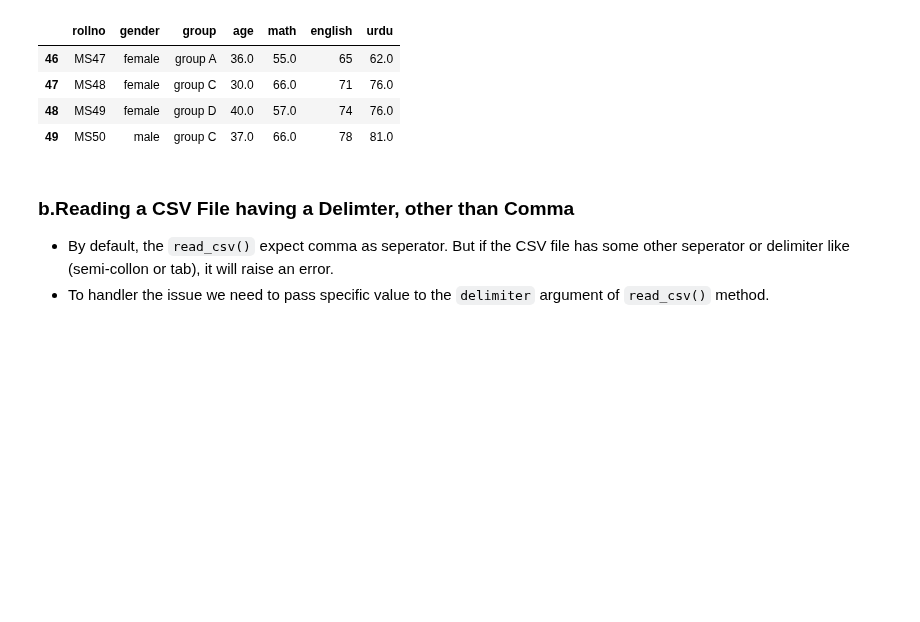
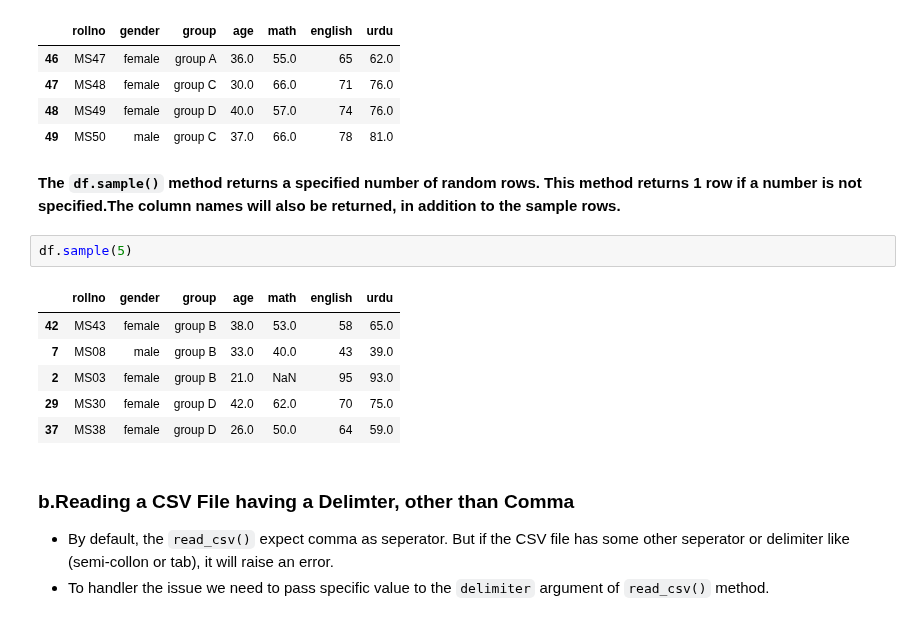
Before and after one commit to tayyabsarfraz/Introduction-to-Data-Analyst-and-Data-Science, a Jupyter notebook: Module no 02- Python for Data Scientists/02 - Pandas for Data Scientists/Lec-2.13(Pandas-04-IO-with-CSV-EXCEL-and-JSON-Files).ipynb, the cells around one changed output. Saved outputs shown, nothing was run; the diff lists cells and outputs as text; blank space fills up the shorter version.

```diff
--- a/Module no 02- Python for Data Scientists/02 - Pandas for Data Scientists/Lec-2.13(Pandas-04-IO-with-CSV-EXCEL-and-JSON-Files).ipynb
+++ b/Module no 02- Python for Data Scientists/02 - Pandas for Data Scientists/Lec-2.13(Pandas-04-IO-with-CSV-EXCEL-and-JSON-Files).ipynb
@@ -159,6 +159,17 @@ df.tail(-46)
 | 47 | MS48 | female | group C | 30.0 | 66.0 | 71 | 76.0 |
 | 48 | MS49 | female | group D | 40.0 | 57.0 | 74 | 76.0 |
 | 49 | MS50 | male | group C | 37.0 | 66.0 | 78 | 81.0 |
+# %% [markdown]
+**The `df.sample()` method returns a specified number of random rows. This method returns 1 row if a number is not specified.The column names will also be returned, in addition to the sample rows.**
+# %%
+df.sample(5)
+# %% [output]
+|  | rollno | gender | group | age | math | english | urdu |
+| 42 | MS43 | female | group B | 38.0 | 53.0 | 58 | 65.0 |
+| 7 | MS08 | male | group B | 33.0 | 40.0 | 43 | 39.0 |
+| 2 | MS03 | female | group B | 21.0 | NaN | 95 | 93.0 |
+| 29 | MS30 | female | group D | 42.0 | 62.0 | 70 | 75.0 |
+| 37 | MS38 | female | group D | 26.0 | 50.0 | 64 | 59.0 |
 # %% [markdown]
 ### b.Reading a CSV File having a Delimter, other than Comma
 - By default, the `read_csv()` expect comma as seperator. But if the CSV file has some other seperator or delimiter like (semi-collon or tab), it will raise an error.
```
Also changed, not shown: parts of 14 cells of this notebook, 8 other files.
